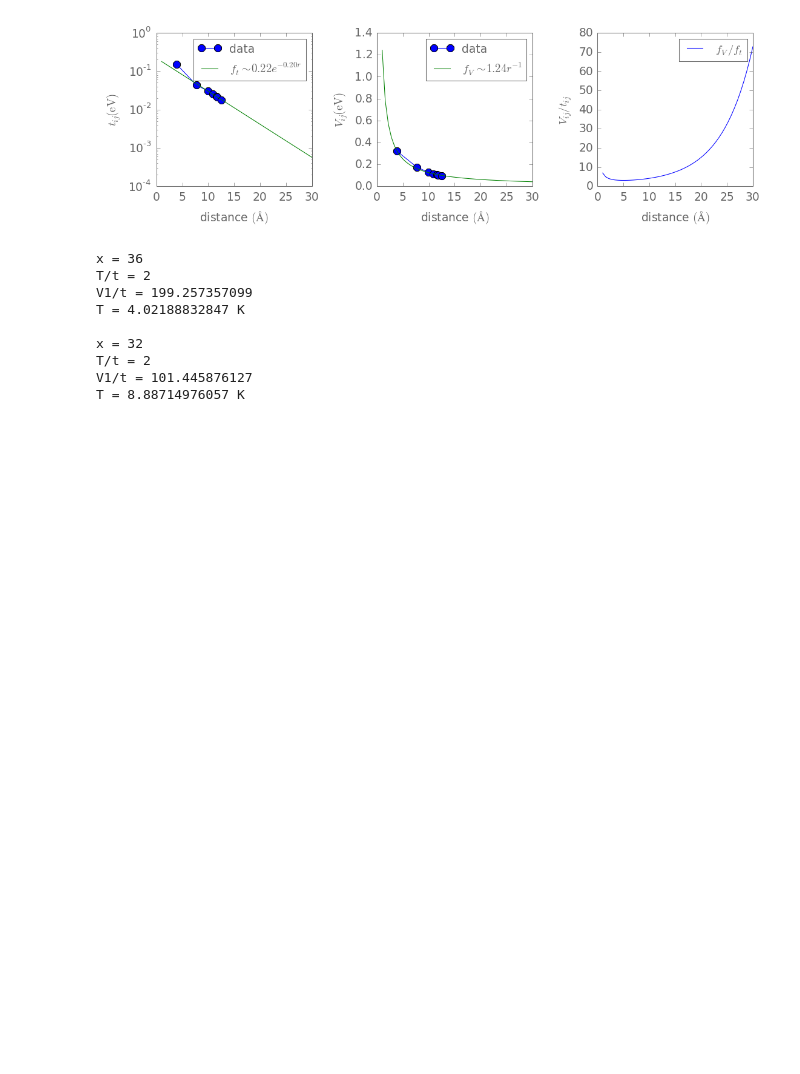
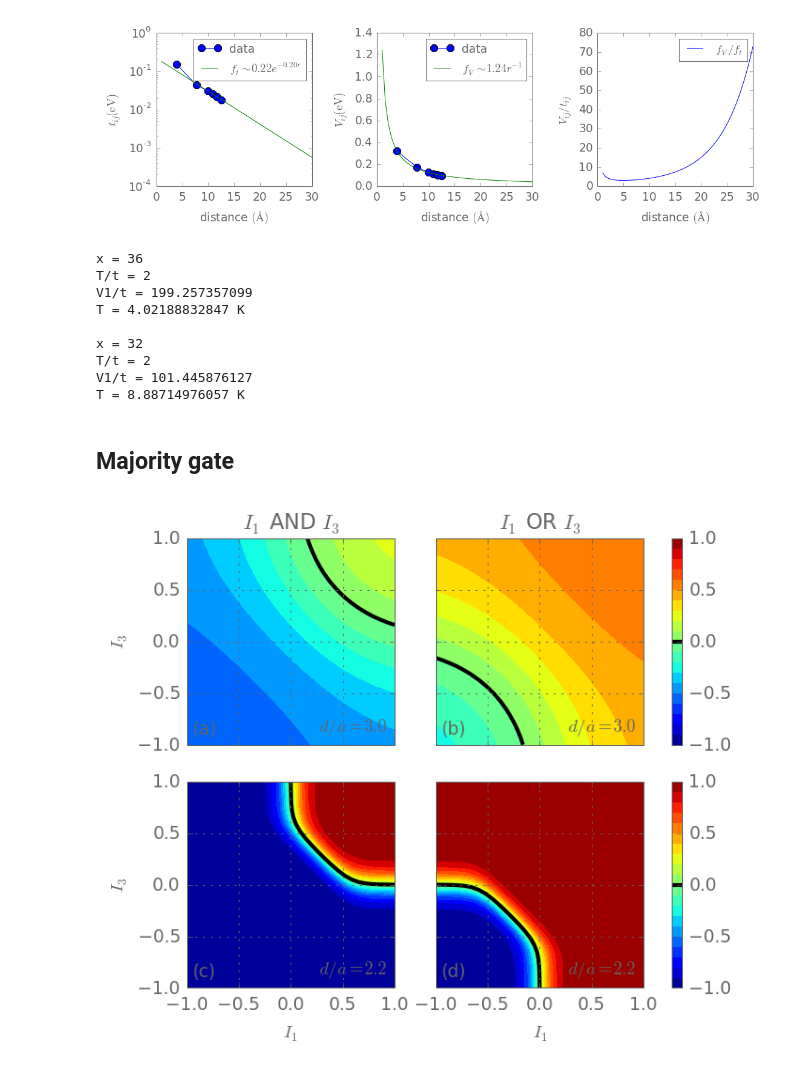
Before and after one commit to meznom/phd_thesis, a Jupyter notebook: notebooks/chapter03.ipynb, the cells around one changed output. Drawn from its saved outputs; the diff is of its cells as text; code cells hidden in the pictures; blank space fills up the shorter version.

Commit message:
Added majority gate plot.

```diff
--- a/notebooks/chapter03.ipynb
+++ b/notebooks/chapter03.ipynb
@@ -923,3 +923,5 @@ x = 32
 T/t = 2
 V1/t = 101.445876127
 T = 8.88714976057 K
+# %% [markdown]
+## Majority gate
@@ -925,0 +945,44 @@ T = 8.88714976057 K
+# %%
+def create_majority_gate_plot(rs):
+    n_r,n_c = 2,2
+    fig,ps = plt.subplots(n_r,n_c,figsize=(5,4.1),sharex=True,sharey=True)
+
+    V = np.arange(-1.0,1.01,0.1)
+    doas = [3.0,2.2]
+    Is = [-1,1]
+    col = lambda d,c: d[:,c].reshape(30,30)
+    ls = ['(a)','(b)','(c)','(d)']
+    ls.reverse()
+    cs = []
+
+    for doa,ps_ in zip(doas,ps):
+        for I,p in zip(Is,ps_):
+            d = rs['I2',I]['doa',doa][0].table[:900]
+            cs1 = p.contourf(col(d,0), col(d,1), col(d,10),V)
+            cs2 = p.contour(col(d,0), col(d,1), col(d,10),[0.0],
+                            colors='black',linewidths=2)
+            cs.append((cs1,cs2))
+            p.grid(True, color='#666666')
+            text(p, '$d/a = {}$'.format(doa), loc='lower right')
+            text(p, ls.pop(), loc='lower left')
+    ps[0,0].set_title('$I_1$ AND $I_3$')
+    ps[0,1].set_title('$I_1$ OR $I_3$')
+    ps[0,0].set_ylabel('$I_3$')
+    ps[1,0].set_ylabel('$I_3$')
+    ps[1,0].set_xlabel('$I_1$')
+    ps[1,1].set_xlabel('$I_1$')
+
+    fig.tight_layout()
+
+    for cs_,ps_ in zip(cs,ps):
+        cbar = fig.colorbar(cs_[0],ax=ps_.tolist(),ticks=[-1,-0.5,0,0.5,1])
+        cbar.add_lines(cs_[1])
+    plt.close()
+    return fig
+# %%
+fig = create_majority_gate_plot(rs)
+if savefig:
+    fig.savefig('../plots/chapter03/majority_gate_contour.pdf')
+display(fig)
+# %% [output]
+[figure, added]
```
Also changed, not shown: parts of 2 cells of this notebook, 3 other files.
